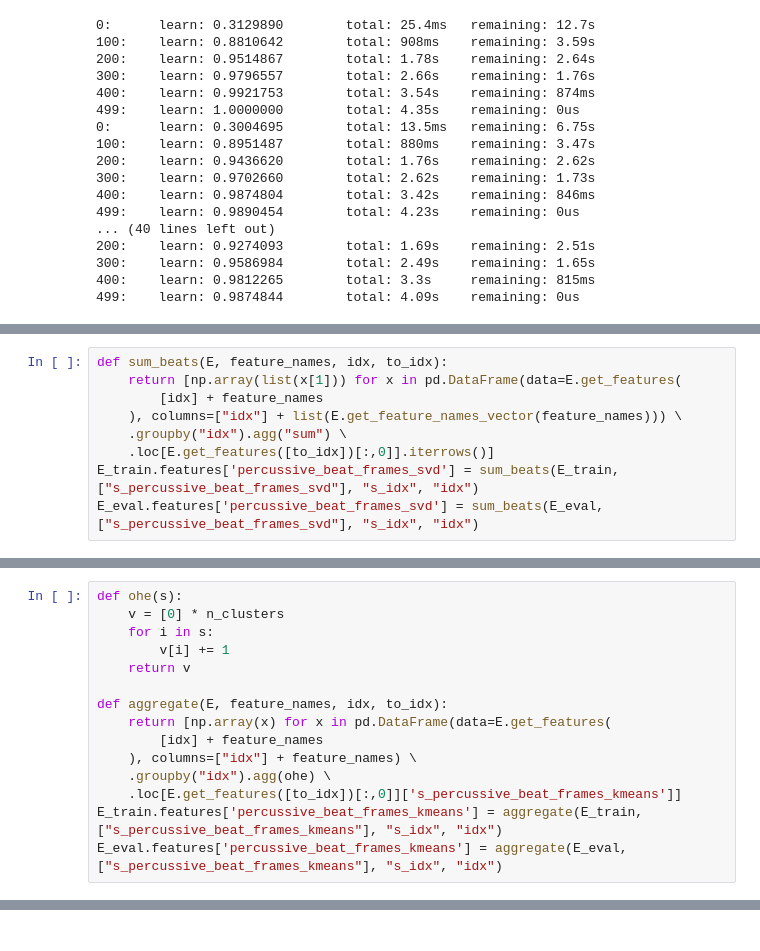
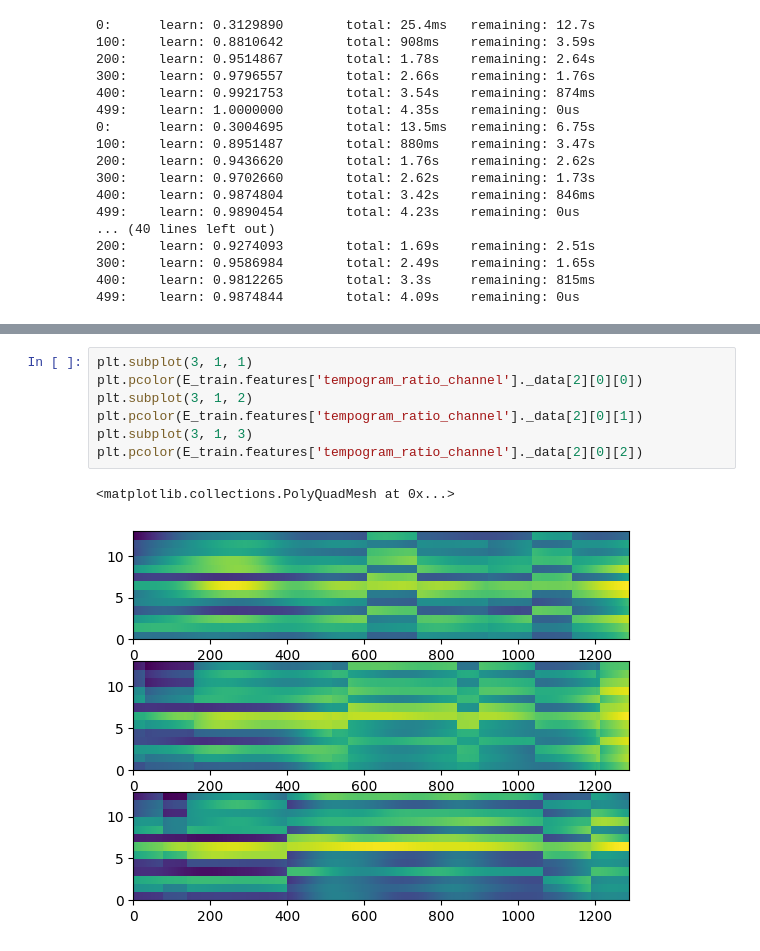
Before and after one commit to dmitrysluch/ariel-tds-music-genre, a Jupyter notebook: genre_detenction_ext.ipynb, the cells around one changed output, grey strips where cells are left out. Cells and saved outputs as stored; diff of their text form.

```diff
--- a/genre_detenction_ext.ipynb
+++ b/genre_detenction_ext.ipynb
@@ -1776,9 +1724,0 @@ E_eval.soft_extract()
-# %%
-def sum_beats(E, feature_names, idx, to_idx):
-    return [np.array(list(x[1])) for x in pd.DataFrame(data=E.get_features(
-        [idx] + feature_names
-    ), columns=["idx"] + list(E.get_feature_names_vector(feature_names))) \
-    .groupby("idx").agg("sum") \
-    .loc[E.get_features([to_idx])[:,0]].iterrows()]
-E_train.features['percussive_beat_frames_svd'] = sum_beats(E_train, ["s_percussive_beat_frames_svd"], "s_idx", "idx")
-E_eval.features['percussive_beat_frames_svd'] = sum_beats(E_eval, ["s_percussive_beat_frames_svd"], "s_idx", "idx")
@@ -1787,15 +1724,0 @@ plt.plot(E_train.features['percussive_beat_frames_svd'][10])
-# %%
-def ohe(s):
-    v = [0] * n_clusters
-    for i in s:
-        v[i] += 1
-    return v
-
-def aggregate(E, feature_names, idx, to_idx):
-    return [np.array(x) for x in pd.DataFrame(data=E.get_features(
-        [idx] + feature_names
-    ), columns=["idx"] + feature_names) \
-    .groupby("idx").agg(ohe) \
-    .loc[E.get_features([to_idx])[:,0]]['s_percussive_beat_frames_kmeans']]
-E_train.features['percussive_beat_frames_kmeans'] = aggregate(E_train, ["s_percussive_beat_frames_kmeans"], "s_idx", "idx")
-E_eval.features['percussive_beat_frames_kmeans'] = aggregate(E_eval, ["s_percussive_beat_frames_kmeans"], "s_idx", "idx")
@@ -1879,0 +1741,10 @@ imp
+# %%
+plt.subplot(3, 1, 1)
+plt.pcolor(E_train.features['tempogram_ratio_channel']._data[2][0][0])
+plt.subplot(3, 1, 2)
+plt.pcolor(E_train.features['tempogram_ratio_channel']._data[2][0][1])
+plt.subplot(3, 1, 3)
+plt.pcolor(E_train.features['tempogram_ratio_channel']._data[2][0][2])
+# %% [output]
+<matplotlib.collections.PolyQuadMesh at 0x...>
+[figure, added]
```
Also changed, not shown: parts of 53 cells of this notebook, 1 other file.
